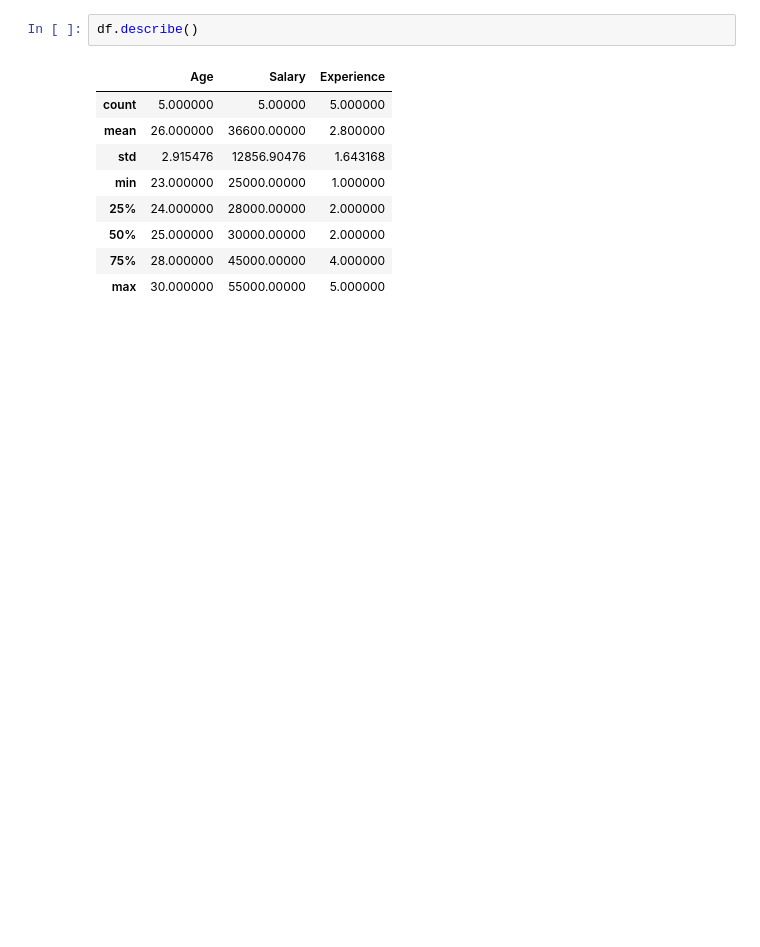
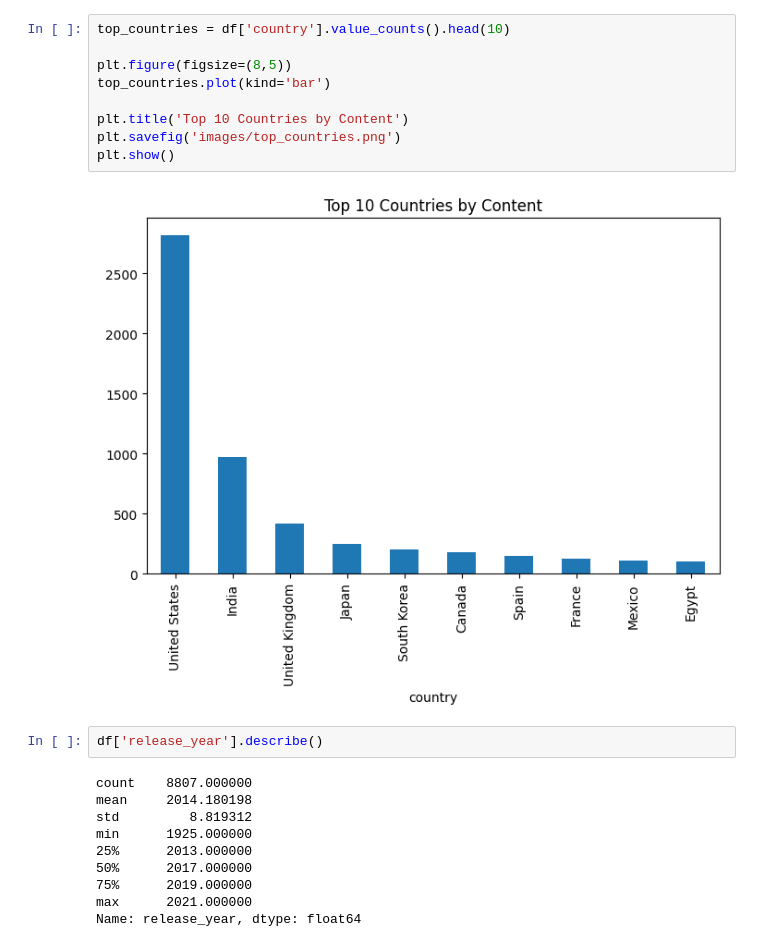
Before and after one commit to HarshitaB-Byte/Data_Analysis_Internship, a Jupyter notebook: Task_2_EDA.ipynb, the cells around one changed output. Cells and saved outputs as stored; diff of their text form; blank space fills up the shorter version.

```diff
--- a/Task_2_EDA.ipynb
+++ b/Task_2_EDA.ipynb
@@ -33,13 +145,24 @@ memory usage: 332.0 bytes
+# %%
+top_countries = df['country'].value_counts().head(10)
+
+plt.figure(figsize=(8,5))
+top_countries.plot(kind='bar')
+
+plt.title('Top 10 Countries by Content')
+plt.savefig('images/top_countries.png')
+plt.show()
+# %% [output]
+[figure, added]
 # %%
-df.describe()
+df['release_year'].describe()
 # %% [output]
-|  | Age | Salary | Experience |
-| count | 5.000000 | 5.00000 | 5.000000 |
-| mean | 26.000000 | 36600.00000 | 2.800000 |
-| std | 2.915476 | 12856.90476 | 1.643168 |
-| min | 23.000000 | 25000.00000 | 1.000000 |
-| 25% | 24.000000 | 28000.00000 | 2.000000 |
-| 50% | 25.000000 | 30000.00000 | 2.000000 |
-| 75% | 28.000000 | 45000.00000 | 4.000000 |
-| max | 30.000000 | 55000.00000 | 5.000000 |
+count    8807.000000
+mean     2014.180198
+std         8.819312
+min      1925.000000
+25%      2013.000000
+50%      2017.000000
+75%      2019.000000
+max      2021.000000
+Name: release_year, dtype: float64
 # %%
```
Also changed, not shown: parts of 22 cells of this notebook, 2 other files.
